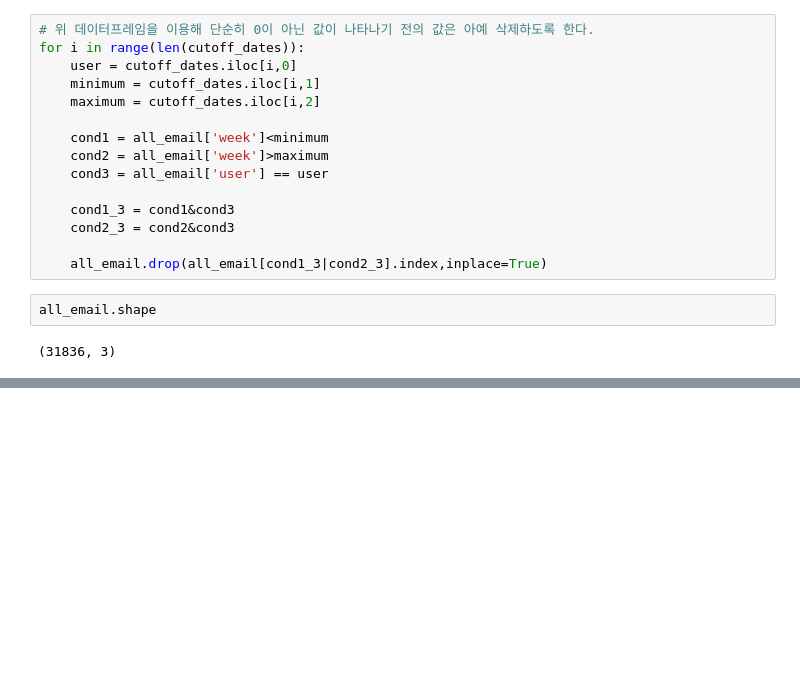
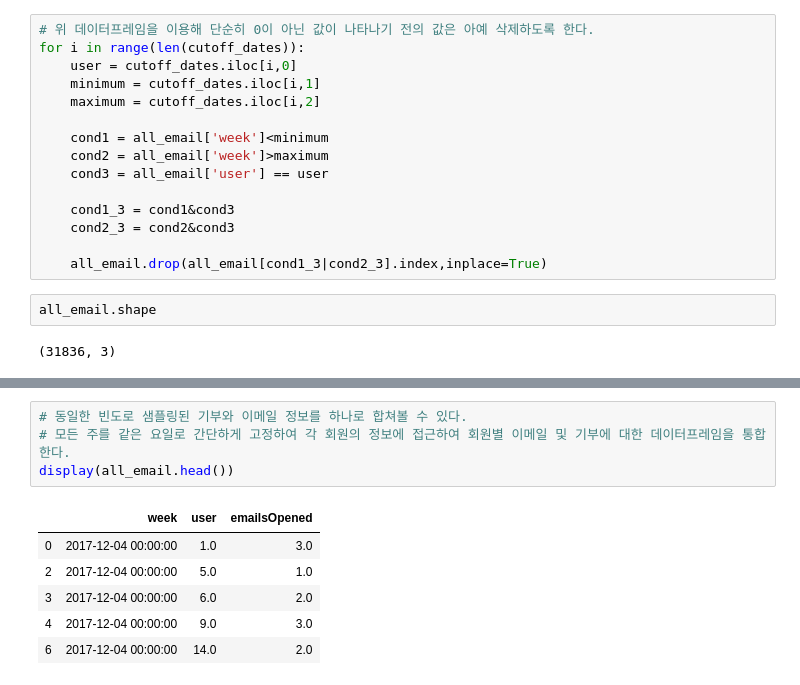
Before and after one commit to Young-Jo-Choi/data_analysis, a Jupyter notebook: Practical_Time_Series_Analysis/2장 단순_시계열_1.ipynb, the cells around one changed output, grey strips where cells are left out. Drawn from its saved outputs; the diff is of its cells as text; blank space fills up the shorter version.

```diff
--- a/Practical_Time_Series_Analysis/2장 단순_시계열_1.ipynb
+++ b/Practical_Time_Series_Analysis/2장 단순_시계열_1.ipynb
@@ -208,0 +244,11 @@ all_email.shape
+# %%
+# 동일한 빈도로 샘플링된 기부와 이메일 정보를 하나로 합쳐볼 수 있다.
+# 모든 주를 같은 요일로 간단하게 고정하여 각 회원의 정보에 접근하여 회원별 이메일 및 기부에 대한 데이터프레임을 통합한다.
+display(all_email.head())
+# %% [output]
+|  | week | user | emailsOpened |
+| 0 | 2017-12-04 00:00:00 | 1.0 | 3.0 |
+| 2 | 2017-12-04 00:00:00 | 5.0 | 1.0 |
+| 3 | 2017-12-04 00:00:00 | 6.0 | 2.0 |
+| 4 | 2017-12-04 00:00:00 | 9.0 | 3.0 |
+| 6 | 2017-12-04 00:00:00 | 14.0 | 2.0 |
```
Also changed, not shown: parts of 12 cells of this notebook.
